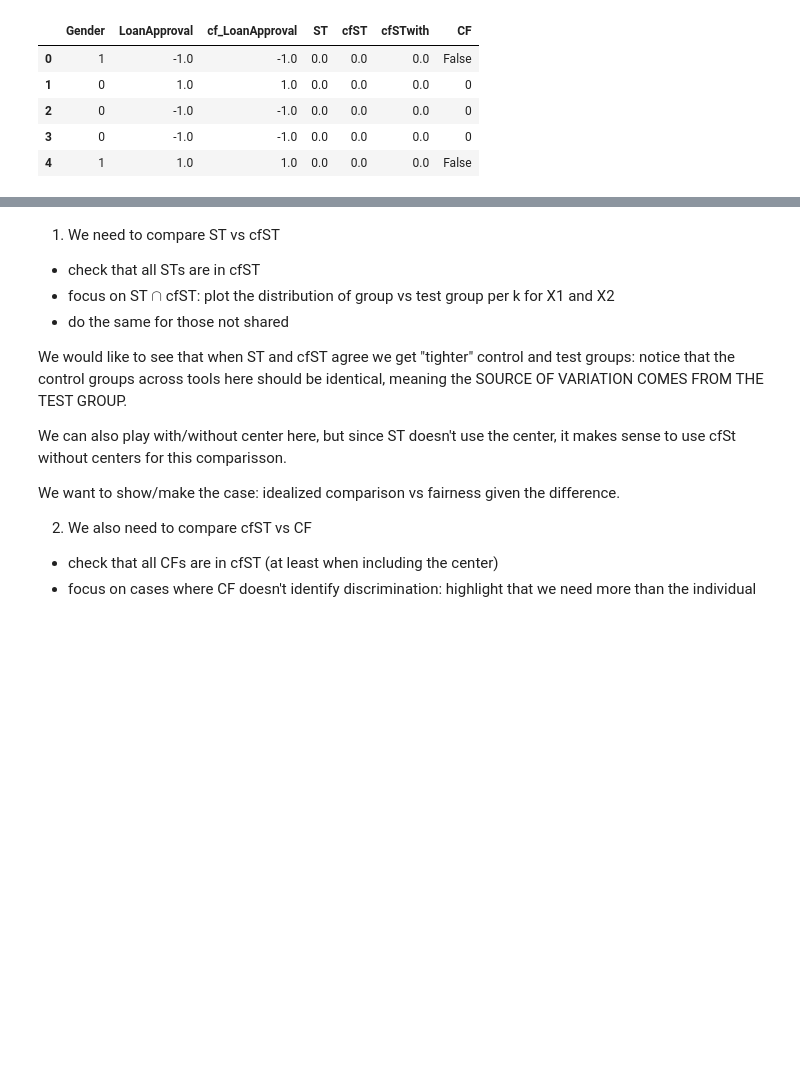
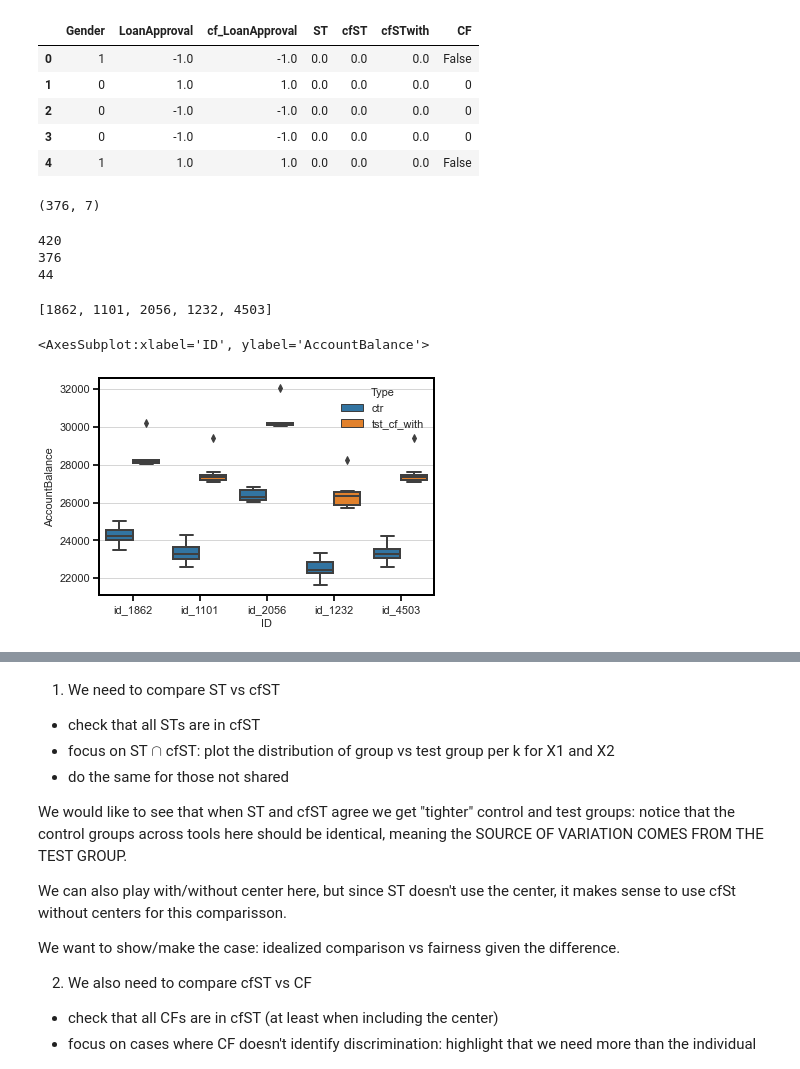
Before and after one commit to cc-jalvarez/counterfactual-situation-testing, a Jupyter notebook: prototype_synthetic_data.ipynb, the cells around one changed output, grey strips where cells are left out. Saved outputs shown, nothing was run; the diff lists cells and outputs as text; code cells hidden in the pictures; blank space fills up the shorter version.

Commit message:
cfST vs CF summary stats and boxplots

```diff
--- a/prototype_synthetic_data.ipynb
+++ b/prototype_synthetic_data.ipynb
@@ -340,8 +340,11 @@ res_df['cfSTwith'] = cf_st.run(target_att='LoanApproval', target_val={'positive'
 # %% [output]
 standardizing factual dataset
 standardizing counterfactual dataset
+# %%
+# get all neighnorhoods for cfST
+cfST_knn_with = cf_st_with.res_dict_df_neighbors
 # %%
-res_df['CF'] = cf_st.res_counterfactual_unfairness
+res_df['CF'] = cf_st_with.res_counterfactual_unfairness
 # %%
 res_df.head(5)
 # %% [output]
@@ -351,3 +354,68 @@ res_df.head(5)
 | 2 | 0 | -1.0 | -1.0 | 0.0 | 0.0 | 0.0 | 0 |
 | 3 | 0 | -1.0 | -1.0 | 0.0 | 0.0 | 0.0 | 0 |
 | 4 | 1 | 1.0 | 1.0 | 0.0 | 0.0 | 0.0 | False |
+# %%
+# number of counterfactuals: under a CF defitinion of discrimination
+res_df[res_df['CF'] == True].shape
+# %% [output]
+(376, 7)
+# %%
+# sets of interest
+
+# total disc cases under cfST
+print(len(res_df[(res_df['cfSTwith'] > tau)].index.to_list()))
+
+# c in cfST and in CF
+set3 = res_df[(res_df['cfSTwith'] > tau) & (res_df['CF'] == True)].index.to_list()
+print(len(set3))
+
+# c not in CF but in cfST
+set4 = [c for c in res_df[(res_df['cfSTwith'] > tau)].index.to_list() if c not in set3]
+print(len(set4))
+# %% [output]
+420
+376
+44
+# %%
+test_n = 5
+
+test_c = random.sample(set3, test_n)
+# test_c = random.sample(set2, test_n)
+print(test_c)
+
+var = ['AnnualSalary', 'AccountBalance']
+temp_df_list = []
+
+for c in test_c:
+
+#     print('===== ===== =====')
+
+#     print(stST_knn[c]['ctr_idx'])
+    temp_ctr = org_df.iloc[cfST_knn_with[c]['ctr_idx'], :][var].copy()
+    temp_ctr = temp_ctr.append(org_df.iloc[c][var])
+    temp_ctr['ID'] = 'id_' + str(c)
+    temp_ctr['Type'] = 'ctr'
+    temp_df_list.append(temp_ctr)
+    del temp_ctr
+
+#     print(cfST_knn[c]['tst_idx'])
+    temp_tst_cf = org_cf_df.iloc[cfST_knn_with[c]['tst_idx'], :][var].copy()
+    temp_tst_cf = temp_tst_cf.append(org_cf_df.iloc[c][var])
+    temp_tst_cf['ID'] = 'id_' + str(c)
+    temp_tst_cf['Type'] = 'tst_cf_with'
+    temp_df_list.append(temp_tst_cf)
+    del temp_tst_cf
+
+
+
+box_plot_data = pd.concat(temp_df_list)
+del temp_df_list
+
+# box_plot_data
+sns.boxplot(x = box_plot_data['ID'],
+            y = box_plot_data['AccountBalance'],
+            hue = box_plot_data['Type'])
+# %% [output]
+[1862, 1101, 2056, 1232, 4503]
+<AxesSubplot:xlabel='ID', ylabel='AccountBalance'>
+[figure, added]
```
Also changed, not shown: parts of 8 cells of this notebook.
